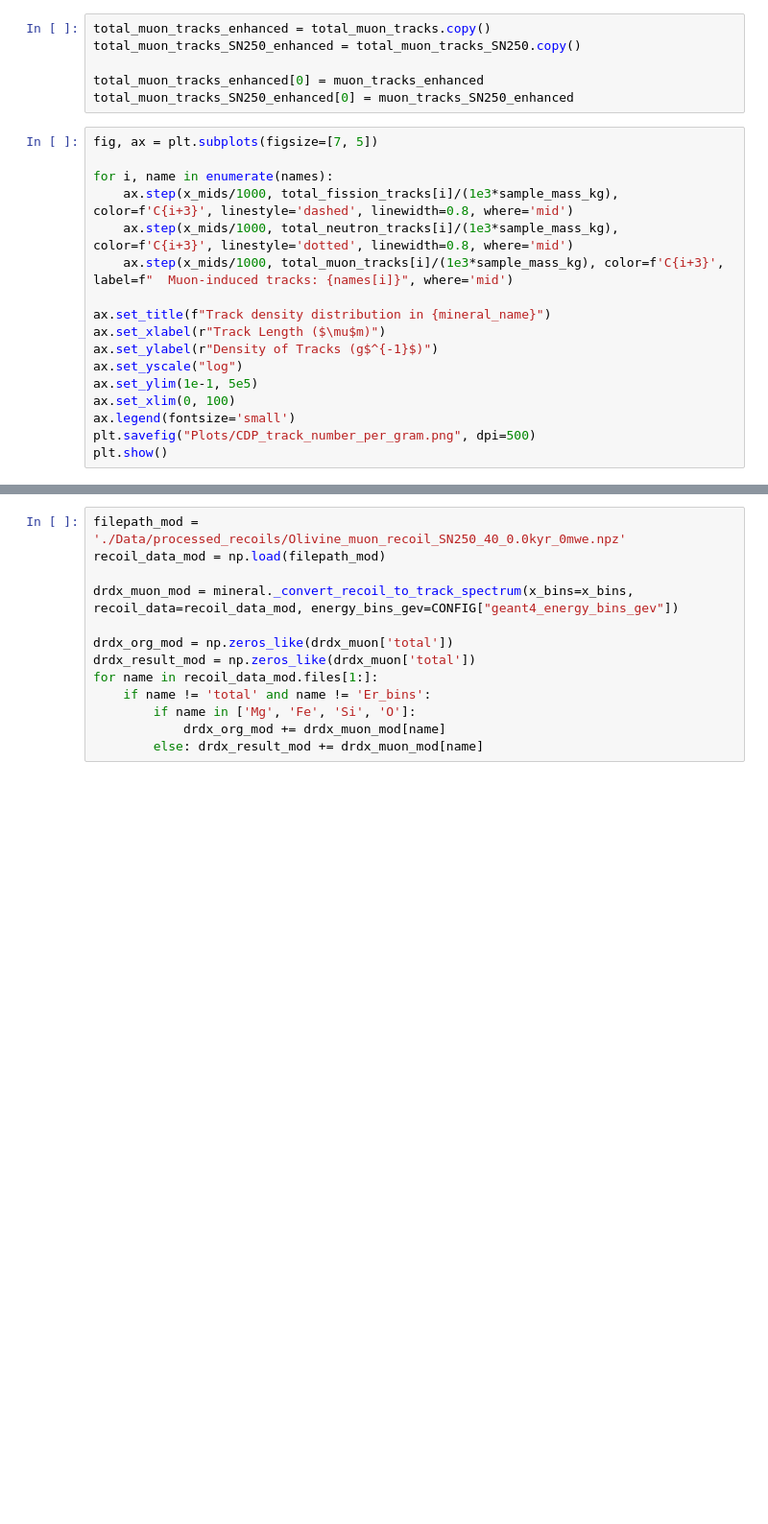
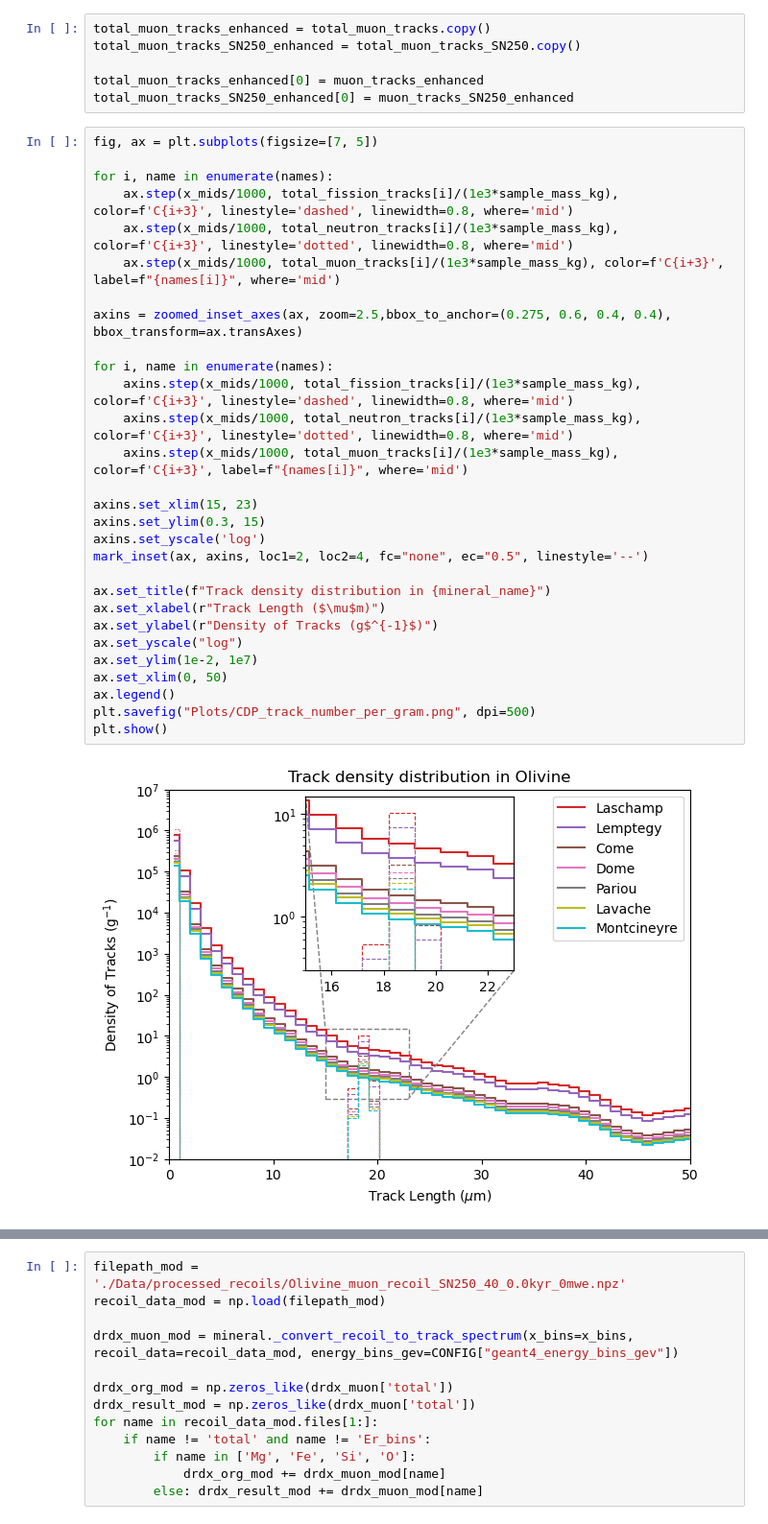
Before and after one commit to cgalelli/PrimusCode, a Jupyter notebook: CDP_analysis.ipynb, the cells around one changed output, grey strips where cells are left out. Shown at 96% size. Drawn from its saved outputs; the diff is of its cells as text; blank space fills up the shorter version.

Commit message:
New plots. Grid + integration paradigm

```diff
--- a/CDP_analysis.ipynb
+++ b/CDP_analysis.ipynb
@@ -183,18 +234,32 @@ total_muon_tracks_SN250_enhanced[0] = muon_tracks_SN250_enhanced
 # %%
 fig, ax = plt.subplots(figsize=[7, 5])
 
 for i, name in enumerate(names):
     ax.step(x_mids/1000, total_fission_tracks[i]/(1e3*sample_mass_kg), color=f'C{i+3}', linestyle='dashed', linewidth=0.8, where='mid')
     ax.step(x_mids/1000, total_neutron_tracks[i]/(1e3*sample_mass_kg), color=f'C{i+3}', linestyle='dotted', linewidth=0.8, where='mid')
-    ax.step(x_mids/1000, total_muon_tracks[i]/(1e3*sample_mass_kg), color=f'C{i+3}', label=f"  Muon-induced tracks: {names[i]}", where='mid')
+    ax.step(x_mids/1000, total_muon_tracks[i]/(1e3*sample_mass_kg), color=f'C{i+3}', label=f"{names[i]}", where='mid')
+
+axins = zoomed_inset_axes(ax, zoom=2.5,bbox_to_anchor=(0.275, 0.6, 0.4, 0.4), bbox_transform=ax.transAxes)
+
+for i, name in enumerate(names):
+    axins.step(x_mids/1000, total_fission_tracks[i]/(1e3*sample_mass_kg), color=f'C{i+3}', linestyle='dashed', linewidth=0.8, where='mid')
+    axins.step(x_mids/1000, total_neutron_tracks[i]/(1e3*sample_mass_kg), color=f'C{i+3}', linestyle='dotted', linewidth=0.8, where='mid')
+    axins.step(x_mids/1000, total_muon_tracks[i]/(1e3*sample_mass_kg), color=f'C{i+3}', label=f"{names[i]}", where='mid')
+
+axins.set_xlim(15, 23)
+axins.set_ylim(0.3, 15)
+axins.set_yscale('log')
+mark_inset(ax, axins, loc1=2, loc2=4, fc="none", ec="0.5", linestyle='--')
 
 ax.set_title(f"Track density distribution in {mineral_name}")
 ax.set_xlabel(r"Track Length ($\mu$m)")
 ax.set_ylabel(r"Density of Tracks (g$^{-1}$)")
 ax.set_yscale("log")
-ax.set_ylim(1e-1, 5e5)
-ax.set_xlim(0, 100)
-ax.legend(fontsize='small')
+ax.set_ylim(1e-2, 1e7)
+ax.set_xlim(0, 50)
+ax.legend()
 plt.savefig("Plots/CDP_track_number_per_gram.png", dpi=500)
 plt.show()
+# %% [output]
+[figure, added]
 # %%
```
Also changed, not shown: parts of 12 cells of this notebook, 1 other file.
